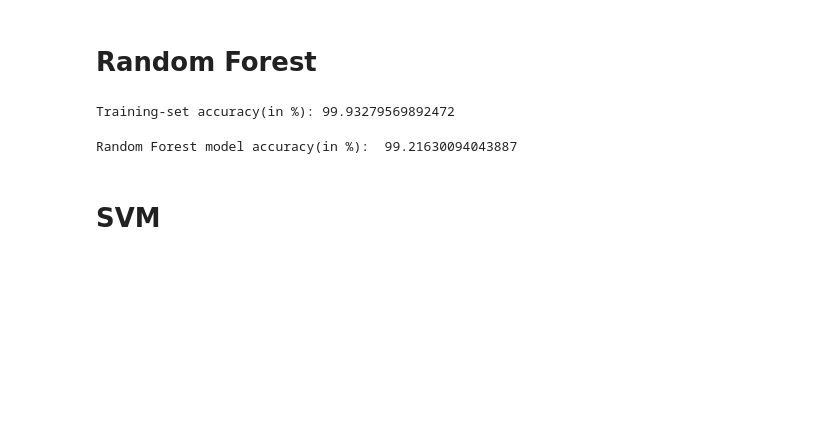
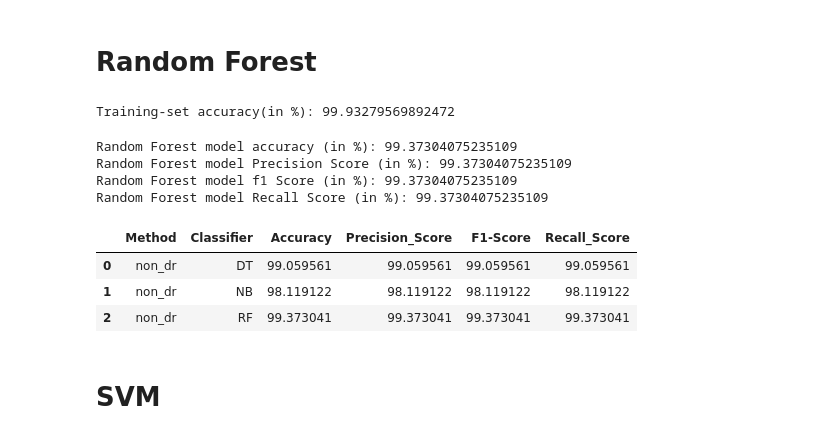
Before and after one commit to senthilrajendran1/UNT, a Jupyter notebook: non_DR_v2.ipynb, the cells around one changed output. Saved outputs shown, nothing was run; the diff lists cells and outputs as text; code cells hidden in the pictures; blank space fills up the shorter version.

```diff
--- a/non_DR_v2.ipynb
+++ b/non_DR_v2.ipynb
@@ -140,0 +157,3 @@ Decision Tree model accuracy(in %): 98.58934169278997
+# %%
+ctg_non_dr.loc[len(ctg_non_dr)] = DT_Results
+ctg_non_dr
@@ -162,0 +175,17 @@ Gaussian Naive Bayes model accuracy(in %): 98.11912225705329
+# %%
+# making predictions on the testing set
+y_pred = gnb.predict(X_test)
+
+# comparing actual response values (y_test) with predicted response values
+
+NB_Results = ['non_dr', 'NB']
+# Model Accuracy, how often is the classifier correct?
+NB_Results.append(metrics.accuracy_score(y_test, y_pred)*100)
+NB_Results.append(metrics.precision_score(y_test,y_pred,average='micro')*100)
+NB_Results.append(metrics.f1_score(y_test,y_pred,average='micro')*100)
+NB_Results.append(metrics.recall_score(y_test,y_pred,average='micro')*100)
+
+print("Naive Bayes model accuracy (in %):", metrics.accuracy_score(y_test, y_pred)*100)
+print("Naive Bayes model Precision Score (in %):", metrics.precision_score(y_test,y_pred,average='micro')*100)
+print("Naive Bayes model f1 Score (in %):", metrics.f1_score(y_test,y_pred,average='micro')*100)
+print("Naive Bayes model Recall Score (in %):", metrics.recall_score(y_test,y_pred,average='micro')*100)
@@ -178,14 +219,33 @@ y_pred_train = rfclf.predict(X_train)
 print('Training-set accuracy(in %):', metrics.accuracy_score(y_train, y_pred_train)*100)
 # %% [output]
 Training-set accuracy(in %): 99.93279569892472
-# %%
-# performing predictions on the test dataset
-y_pred = rfclf.predict(X_test)
-
-# using metrics module for accuracy calculation
-print("Random Forest model accuracy(in %): ", metrics.accuracy_score(y_test, y_pred)*100)
-# %% [output]
-Random Forest model accuracy(in %):  99.21630094043887
+# %%
+# performing predictions on the test dataset
+y_pred = rfclf.predict(X_test)
+
+RF_Results = ['non_dr', 'RF']
+RF_Results.append(metrics.accuracy_score(y_test, y_pred)*100)
+RF_Results.append(metrics.precision_score(y_test,y_pred,average='micro')*100)
+RF_Results.append(metrics.f1_score(y_test,y_pred,average='micro')*100)
+RF_Results.append(metrics.recall_score(y_test,y_pred,average='micro')*100)
+
+print("Random Forest model accuracy (in %):", metrics.accuracy_score(y_test, y_pred)*100)
+print("Random Forest model Precision Score (in %):", metrics.precision_score(y_test,y_pred,average='micro')*100)
+print("Random Forest model f1 Score (in %):", metrics.f1_score(y_test,y_pred,average='micro')*100)
+print("Random Forest model Recall Score (in %):", metrics.recall_score(y_test,y_pred,average='micro')*100)
+# %% [output]
+Random Forest model accuracy (in %): 99.37304075235109
+Random Forest model Precision Score (in %): 99.37304075235109
+Random Forest model f1 Score (in %): 99.37304075235109
+Random Forest model Recall Score (in %): 99.37304075235109
+# %%
+ctg_non_dr.loc[len(ctg_non_dr)] = RF_Results
+ctg_non_dr
+# %% [output]
+|  | Method | Classifier | Accuracy | Precision_Score | F1-Score | Recall_Score |
+| 0 | non_dr | DT | 99.059561 | 99.059561 | 99.059561 | 99.059561 |
+| 1 | non_dr | NB | 98.119122 | 98.119122 | 98.119122 | 98.119122 |
+| 2 | non_dr | RF | 99.373041 | 99.373041 | 99.373041 | 99.373041 |
 # %% [markdown]
 # SVM
 # %%
```
Also changed, not shown: parts of 13 cells of this notebook, 6 other files.
